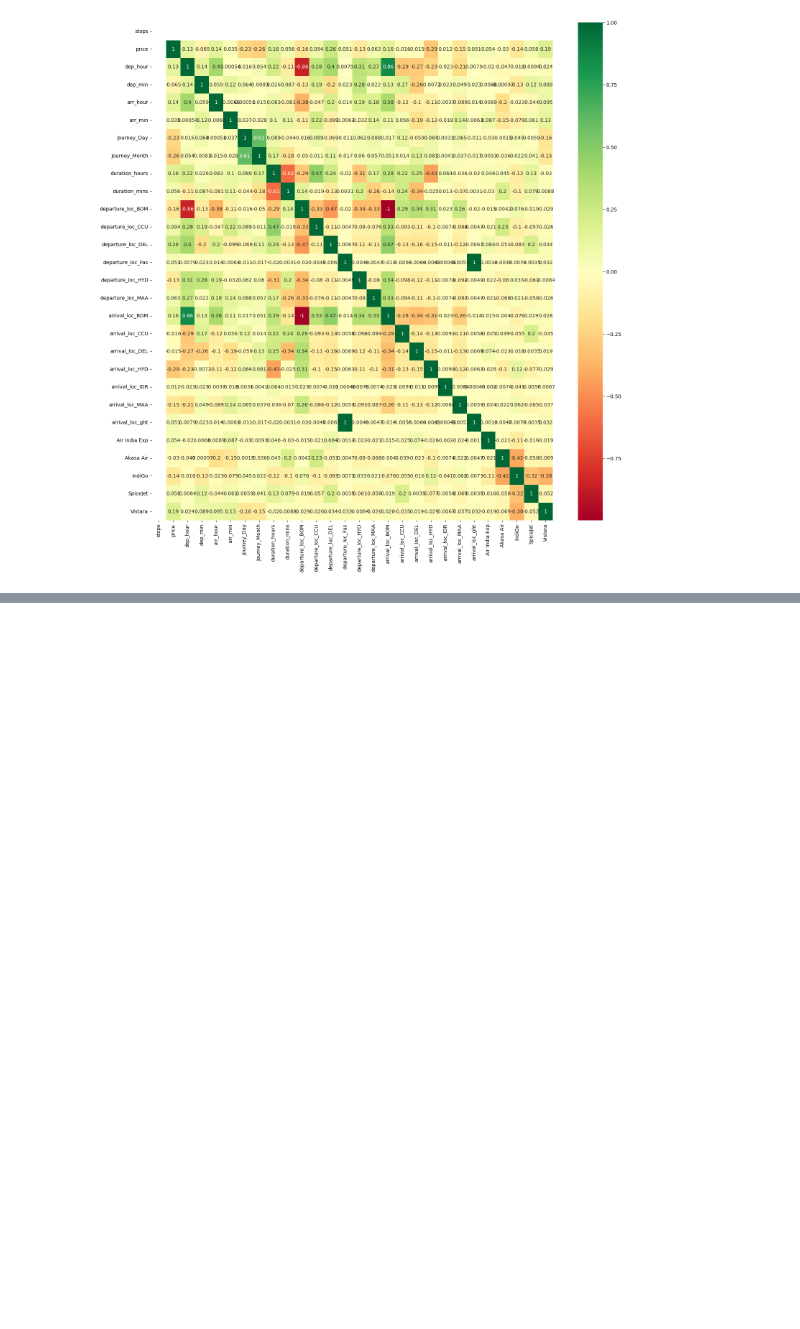
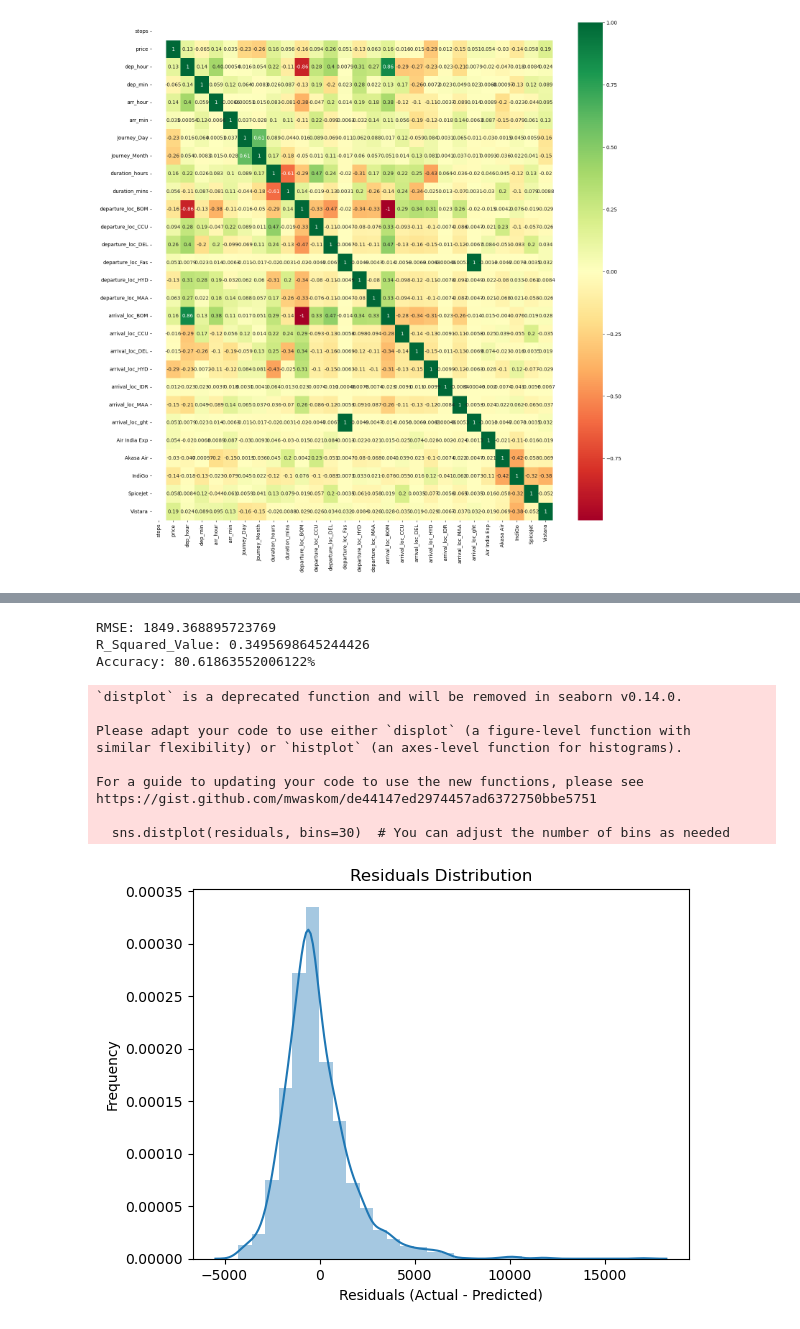
Before and after one commit to krittika2004/AeroSaver, a Jupyter notebook: notebook/Flight_Fare_Prediction.ipynb, the cells around one changed output, grey strips where cells are left out. Drawn from its saved outputs; the diff is of its cells as text; code cells hidden in the pictures; blank space fills up the shorter version.

Commit message:
update notebook with model training

```diff
--- a/notebook/Flight_Fare_Prediction.ipynb
+++ b/notebook/Flight_Fare_Prediction.ipynb
@@ -327,0 +372,8 @@ Name: price, dtype: int32
+# %%
+from sklearn.model_selection import train_test_split
+
+# Split the data into training and testing sets (70% training, 30% testing)
+x_train, x_test, y_train, y_test = train_test_split(x, y, test_size=0.30, random_state=123)
+
+# Check the shapes of the resulting data splits
+print(x_train.shape, x_test.shape, y_train.shape, y_test.shape)
@@ -327,0 +413,53 @@ Name: price, dtype: int32
+# %%
+# Importing Linear Regression model
+from sklearn.linear_model import LinearRegression
+
+# Create a Linear Regression model
+model = LinearRegression()
+
+# Fit the model on the training data
+model.fit(x_train, y_train)
+
+# Predict on the test data
+y_pred = model.predict(x_test)
+
+# Define the metrics function (same as before)
+def metrics(y_true, y_pred):
+    print(f'RMSE:', mean_squared_error(y_true, y_pred) ** 0.5)
+    print(f'R_Squared_Value:', r2_score(y_true, y_pred))
+
+def accuracy(y_true, y_pred):
+    errors = abs(y_true - y_pred)
+    mape = 100 * np.mean(errors/y_true)
+    accuracy = 100 - mape
+    return accuracy
+
+# Calculate and print the metrics
+metrics(y_test, y_pred)
+accuracy_value = accuracy(y_test, y_pred)
+
+# Print accuracy separately
+print(f'Accuracy: {accuracy_value}%')
+# Calculate residuals (actual - predicted)
+residuals = y_test - y_pred
+
+# Plot the distribution of residuals
+sns.distplot(residuals, bins=30)  # You can adjust the number of bins as needed
+plt.title('Residuals Distribution')
+plt.xlabel('Residuals (Actual - Predicted)')
+plt.ylabel('Frequency')
+plt.show()
+# %% [output]
+RMSE: 1849.368895723769
+R_Squared_Value: 0.3495698645244426
+Accuracy: 80.61863552006122%
+`distplot` is a deprecated function and will be removed in seaborn v0.14.0.
+
+Please adapt your code to use either `displot` (a figure-level function with
+similar flexibility) or `histplot` (an axes-level function for histograms).
+
+For a guide to updating your code to use the new functions, please see
+https://gist.github.com/mwaskom/de44147ed2974457ad6372750bbe5751
+
+  sns.distplot(residuals, bins=30)  # You can adjust the number of bins as needed
+[figure, added]
```
Also changed, not shown: parts of 9 cells of this notebook.
